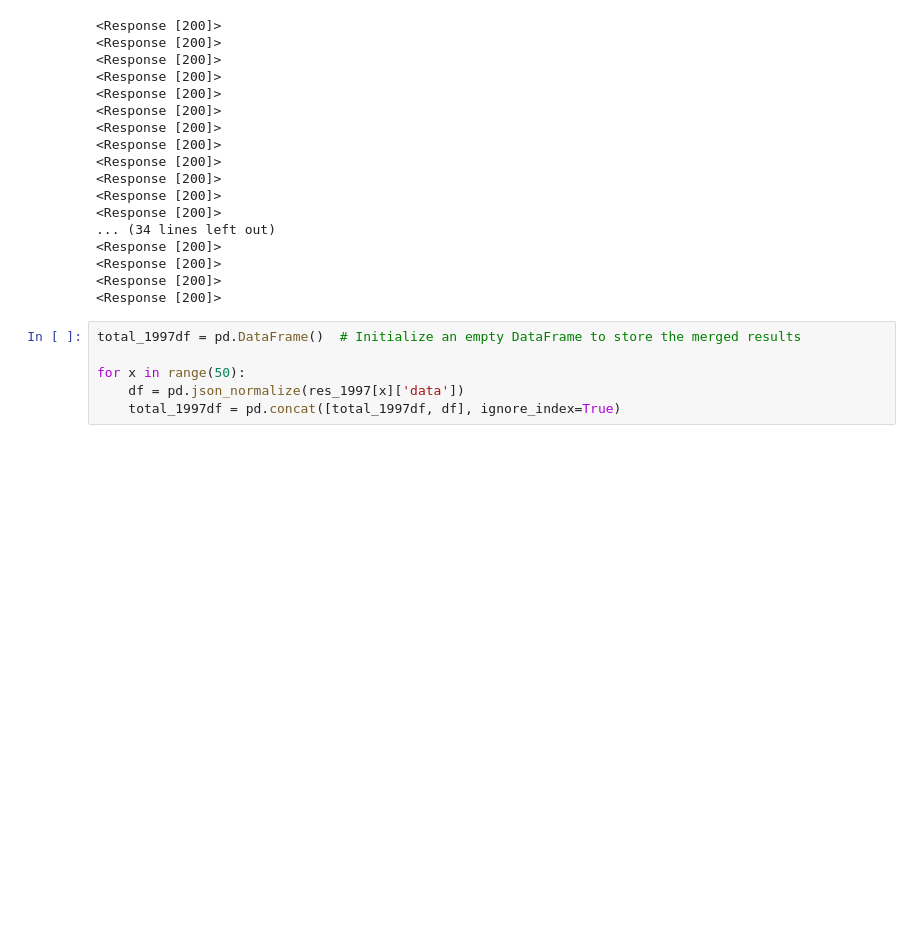
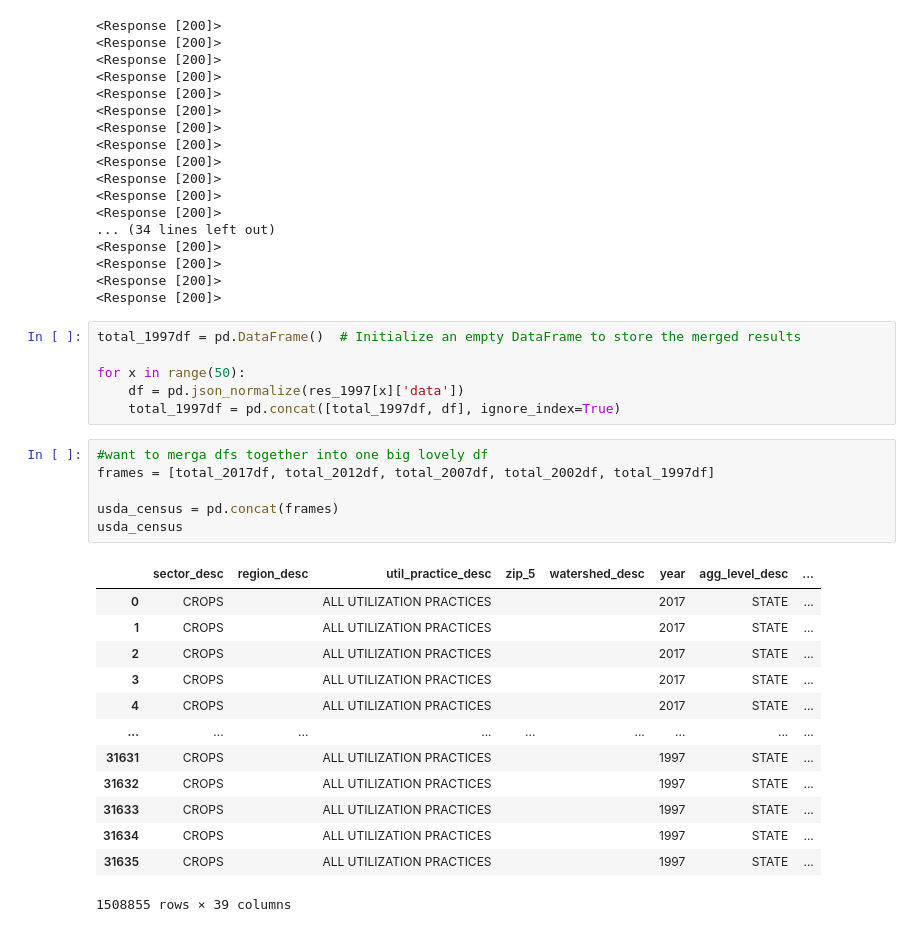
Before and after one commit to CaitlinC91/USDACENSUS_Capstone, a Jupyter notebook: notebooks/usda.ipynb, the cells around one changed output. Cells and saved outputs as stored; diff of their text form; blank space fills up the shorter version.

```diff
--- a/notebooks/usda.ipynb
+++ b/notebooks/usda.ipynb
@@ -257,3 +262,23 @@ total_1997df = pd.DataFrame()  # Initialize an empty DataFrame to store the merg
 for x in range(50):
     df = pd.json_normalize(res_1997[x]['data'])
     total_1997df = pd.concat([total_1997df, df], ignore_index=True)
+# %%
+#want to merga dfs together into one big lovely df
+frames = [total_2017df, total_2012df, total_2007df, total_2002df, total_1997df]
+
+usda_census = pd.concat(frames)
+usda_census
+# %% [output]
+|  | sector_desc | region_desc | util_practice_desc | zip_5 | watershed_desc | year | agg_level_desc | ... |
+| 0 | CROPS |  | ALL UTILIZATION PRACTICES |  |  | 2017 | STATE | ... |
+| 1 | CROPS |  | ALL UTILIZATION PRACTICES |  |  | 2017 | STATE | ... |
+| 2 | CROPS |  | ALL UTILIZATION PRACTICES |  |  | 2017 | STATE | ... |
+| 3 | CROPS |  | ALL UTILIZATION PRACTICES |  |  | 2017 | STATE | ... |
+| 4 | CROPS |  | ALL UTILIZATION PRACTICES |  |  | 2017 | STATE | ... |
+| ... | ... | ... | ... | ... | ... | ... | ... | ... |
+| 31631 | CROPS |  | ALL UTILIZATION PRACTICES |  |  | 1997 | STATE | ... |
+| 31632 | CROPS |  | ALL UTILIZATION PRACTICES |  |  | 1997 | STATE | ... |
+| 31633 | CROPS |  | ALL UTILIZATION PRACTICES |  |  | 1997 | STATE | ... |
+| 31634 | CROPS |  | ALL UTILIZATION PRACTICES |  |  | 1997 | STATE | ... |
+| 31635 | CROPS |  | ALL UTILIZATION PRACTICES |  |  | 1997 | STATE | ... |
+1508855 rows × 39 columns
```
Also changed, not shown: parts of 5 cells of this notebook.
